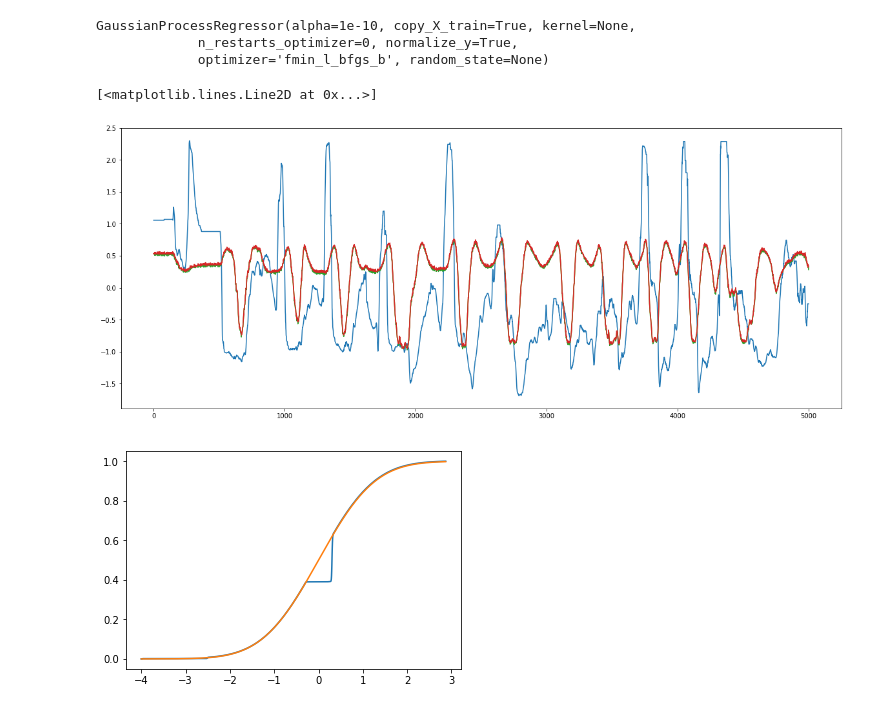
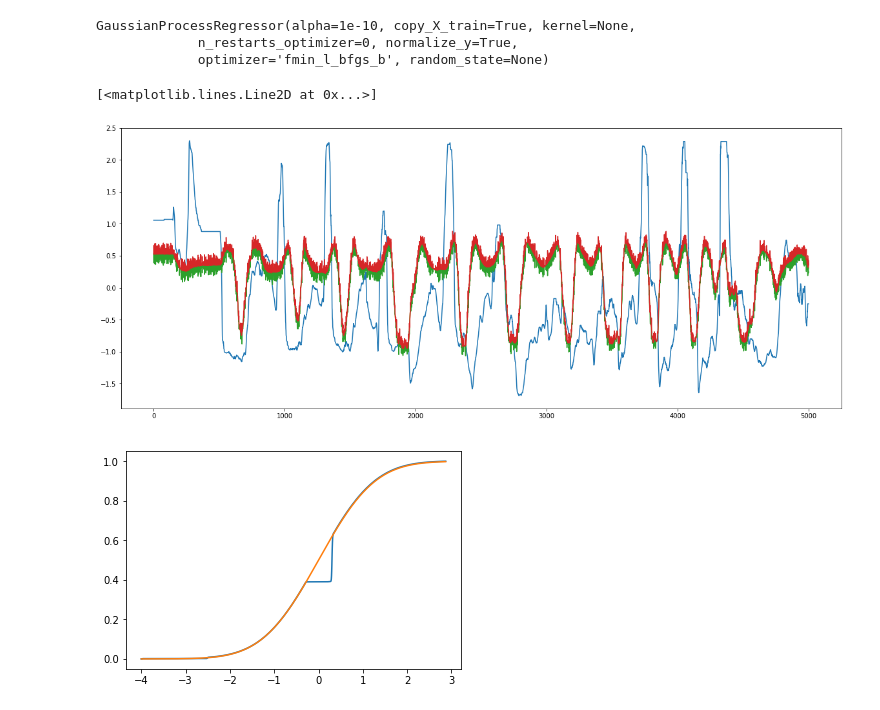
Before and after one commit to stes/sys, a Jupyter notebook: Data Exploration.ipynb, the cells around one changed output. Drawn from its saved outputs; the diff is of its cells as text; code cells hidden in the pictures.

```diff
--- a/Data Exploration.ipynb
+++ b/Data Exploration.ipynb
@@ -10,8 +10,10 @@ import matplotlib.pyplot as plt
 # %%
 X = []
 y = []
-with h5py.File("behaviours.hdf5", 'r') as ds:
+names = []
+with h5py.File("data/behaviours.hdf5", 'r') as ds:
     for i, key in enumerate(ds):
+        names.append(key)
         print("Loading", key)
         X.append(ds[key][...])
         y.append(np.ones(ds[key].shape[0])*i)
@@ -49,8 +51,8 @@ plt.show()
 from sklearn.decomposition import PCA
 
 def get_pca(X):
-    mu = X.mean(axis=-1,keepdims=True)
-    sd = 1e-5 + X.std(axis=-1,keepdims=True)
+    mu = X.mean(axis=0,keepdims=True)
+    sd = 1e-5 + X.std(axis=0,keepdims=True)
     X_ = (X - mu) / sd
     pca = PCA(n_components=2)
     f = pca.fit_transform(X_)
@@ -113,13 +133,13 @@ d_pred, d_std = gp.predict(np.concatenate([f_pose], axis=0)[:5000], return_std=T
 # %%
 plt.figure(figsize=(20,8))
 plt.plot(f_disp[:5000,0])
 #plt.fill_between()
 plt.plot(d_pred[:5000,0])
-plt.plot((d_pred[:,0]-d_std)[:5000])
-plt.plot((d_pred[:,0]+d_std)[:5000]) #, (d_pred[:,0]+d_std)[:5000])
+plt.plot((d_pred[:,0]-5*d_std)[:5000])
+plt.plot((d_pred[:,0]+5*d_std)[:5000]) #, (d_pred[:,0]+d_std)[:5000])
 # %% [output]
 [<matplotlib.lines.Line2D at 0x...>]
-[figure, old version]
+[figure, new version]
 # %%
 from scipy.interpolate import interp1d
 
```
Also changed, not shown: parts of 2 cells of this notebook, 2 other files.
